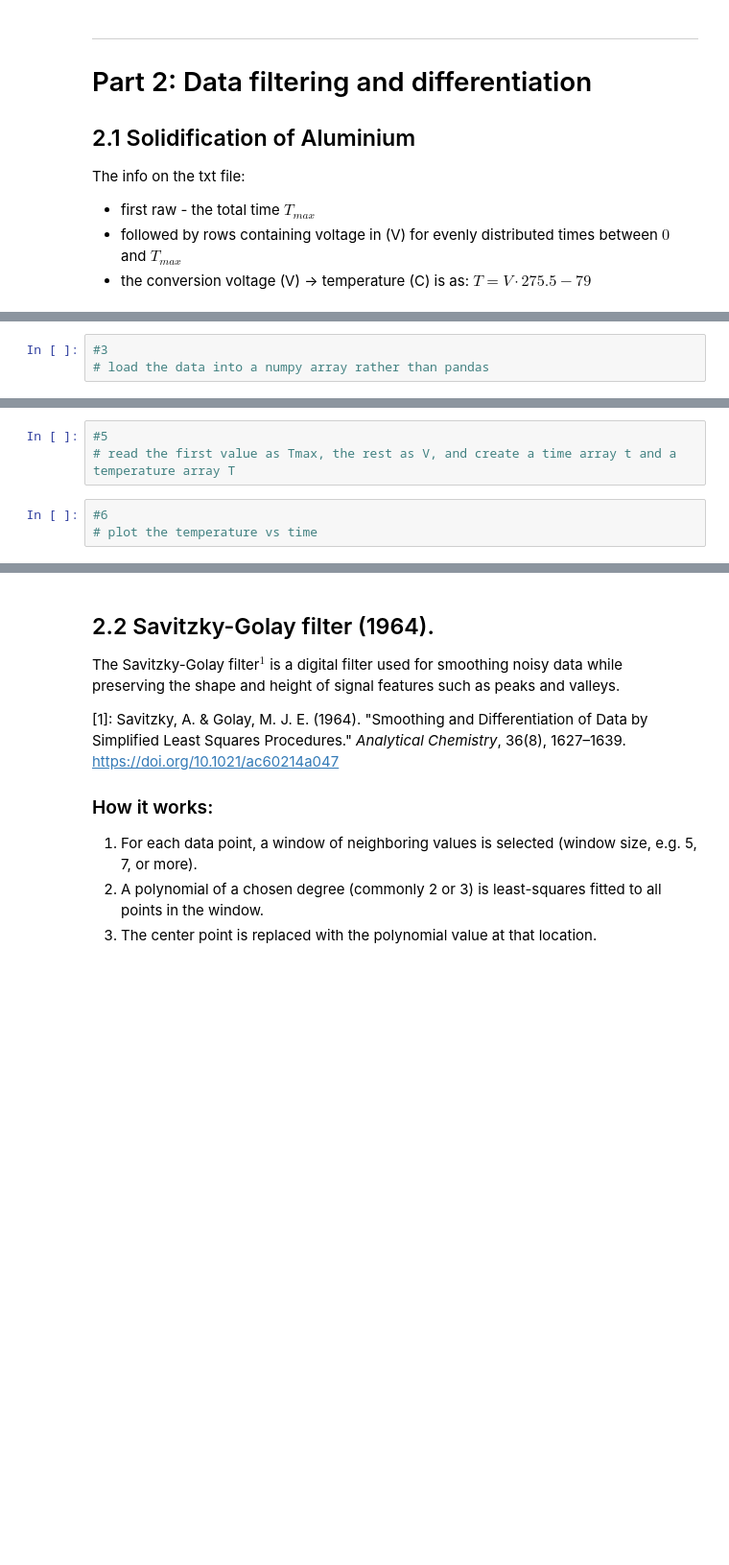
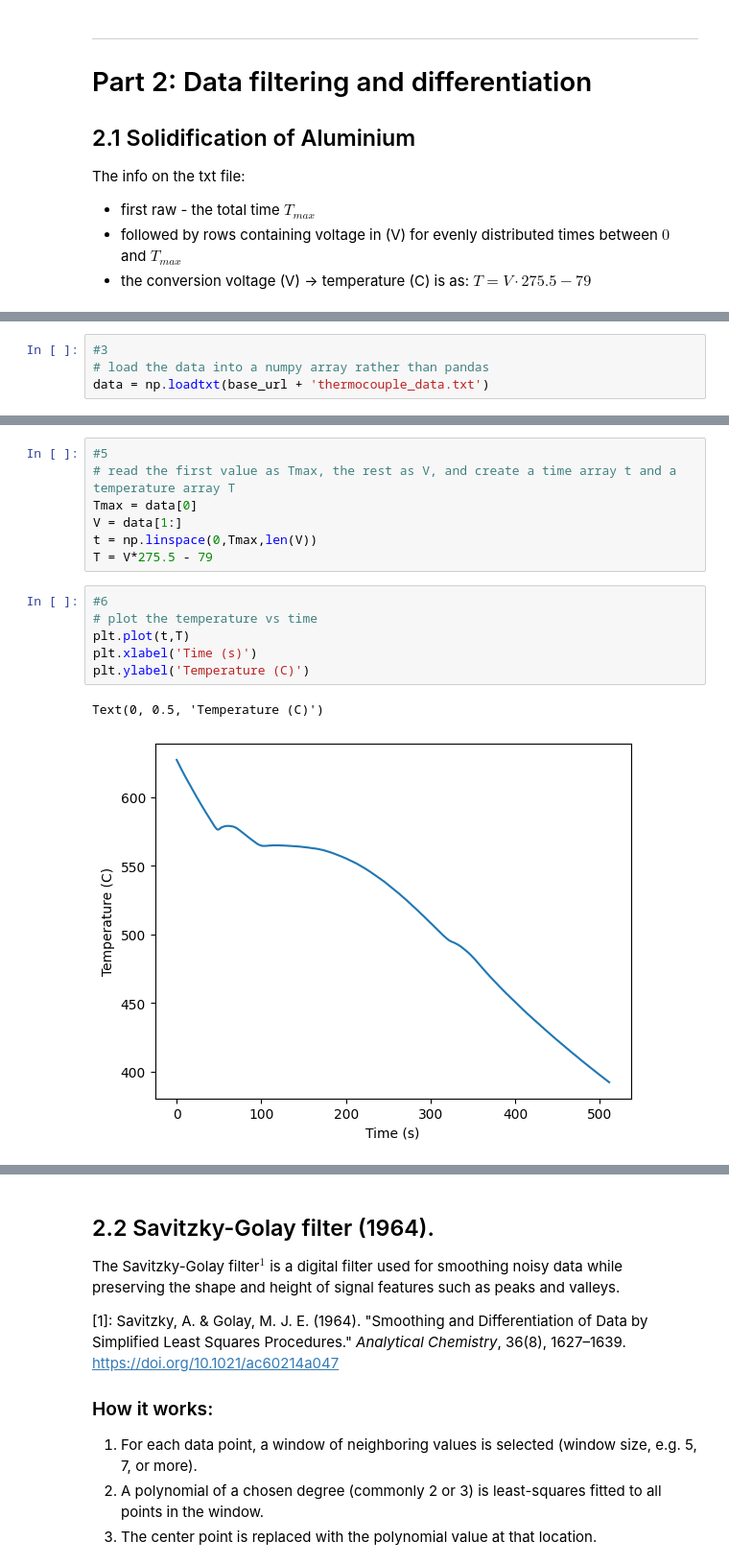
Before and after one commit to eliasgulema-max/neper, a Jupyter notebook: TMT4211_Material_Data_Analysis_Python_blank.ipynb, the cells around one changed output, grey strips where cells are left out. Shown at 96% size. Cells and saved outputs as stored; diff of their text form; blank space fills up the shorter version.

```diff
--- a/TMT4211_Material_Data_Analysis_Python_blank.ipynb
+++ b/TMT4211_Material_Data_Analysis_Python_blank.ipynb
@@ -653,6 +669,7 @@ The info on the txt file:
 # %%
 #3
 # load the data into a numpy array rather than pandas
+data = np.loadtxt(base_url + 'thermocouple_data.txt')
 # %%
 #4
 # explore
@@ -659,9 +695,19 @@ The info on the txt file:
 # %%
 #5
 # read the first value as Tmax, the rest as V, and create a time array t and a temperature array T
+Tmax = data[0]
+V = data[1:]
+t = np.linspace(0,Tmax,len(V))
+T = V*275.5 - 79
 # %%
 #6
 # plot the temperature vs time
+plt.plot(t,T)
+plt.xlabel('Time (s)')
+plt.ylabel('Temperature (C)')
+# %% [output]
+Text(0, 0.5, 'Temperature (C)')
+[figure, added]
 # %%
 #7
 # calculate the derivative of the temperature with respect to time
```
Also changed, not shown: parts of 27 cells of this notebook.
